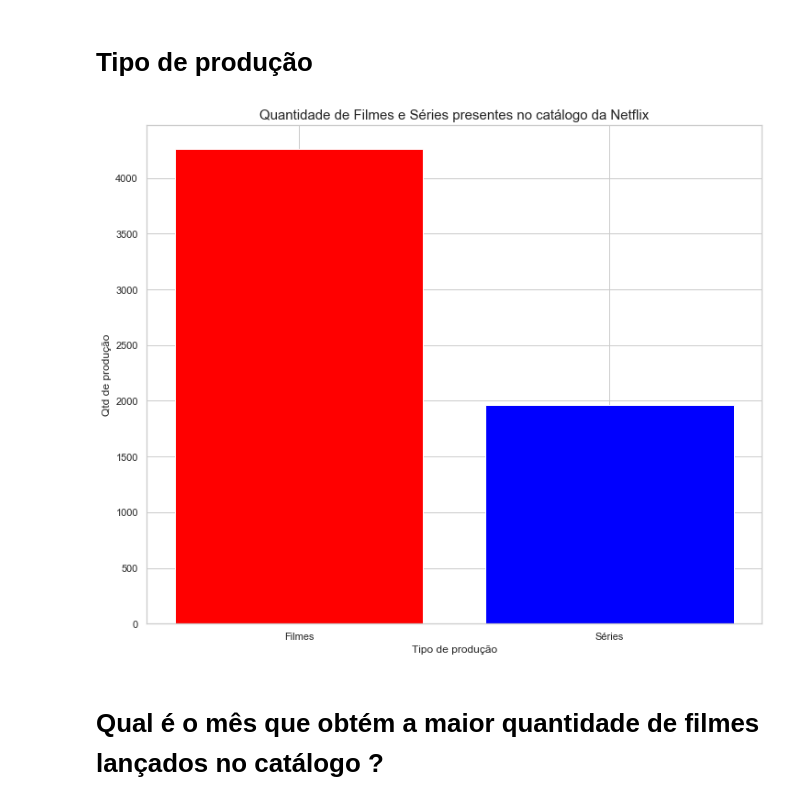
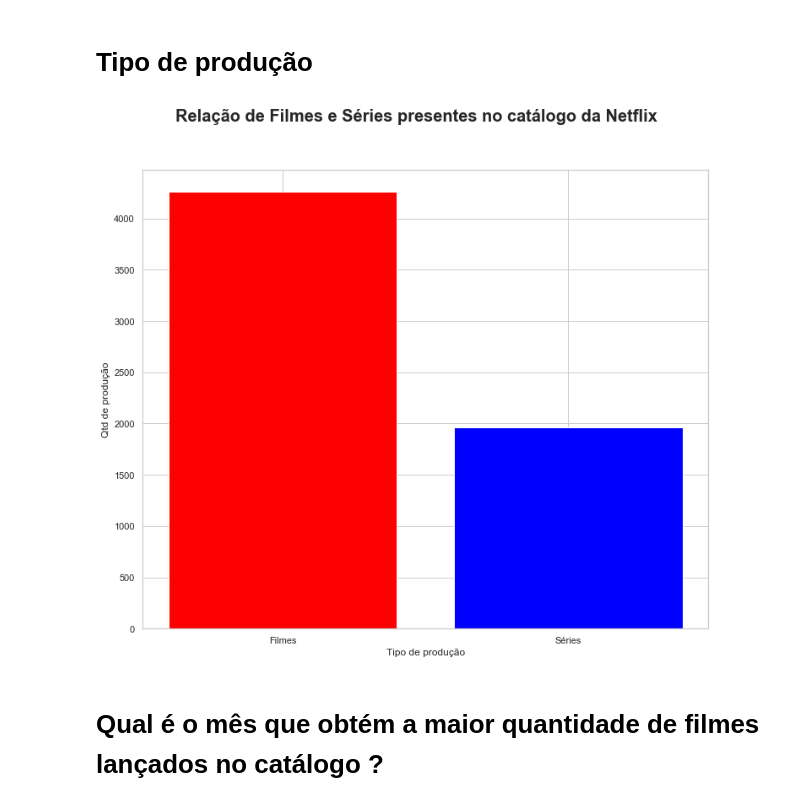
Before and after one commit to Alves-Eduarda/Netflix_dataset, a Jupyter notebook: Netflix.ipynb, the cells around one changed output. Cells and saved outputs as stored; diff of their text form; code cells hidden in the pictures.

```diff
--- a/Netflix.ipynb
+++ b/Netflix.ipynb
@@ -140,13 +147,13 @@ ntf.head()
 # %%
 qtd_type = pd.DataFrame(ntf.groupby('type')['show_id'].count()).reset_index()
 qtd_type.replace(['Movie','TV Show'],['Filmes','Séries'],inplace=True)
 plt.bar(qtd_type['type'],qtd_type['show_id'],color=['red','blue'])
-plt.title('Quantidade de Filmes e Séries presentes no catálogo da Netflix',fontsize=15,loc='center')
+plt.suptitle('Relação de Filmes e Séries presentes no catálogo da Netflix',fontsize=20,weight='bold')
 plt.xlabel('Tipo de produção')
 plt.ylabel('Qtd de produção')
 plt.show()
 # %% [output]
-[figure, old version]
+[figure, new version]
 # %% [markdown]
 # Qual é o mês que obtém a maior quantidade de filmes lançados no catálogo ?
 # %%
```
Also changed, not shown: parts of 15 cells of this notebook.
